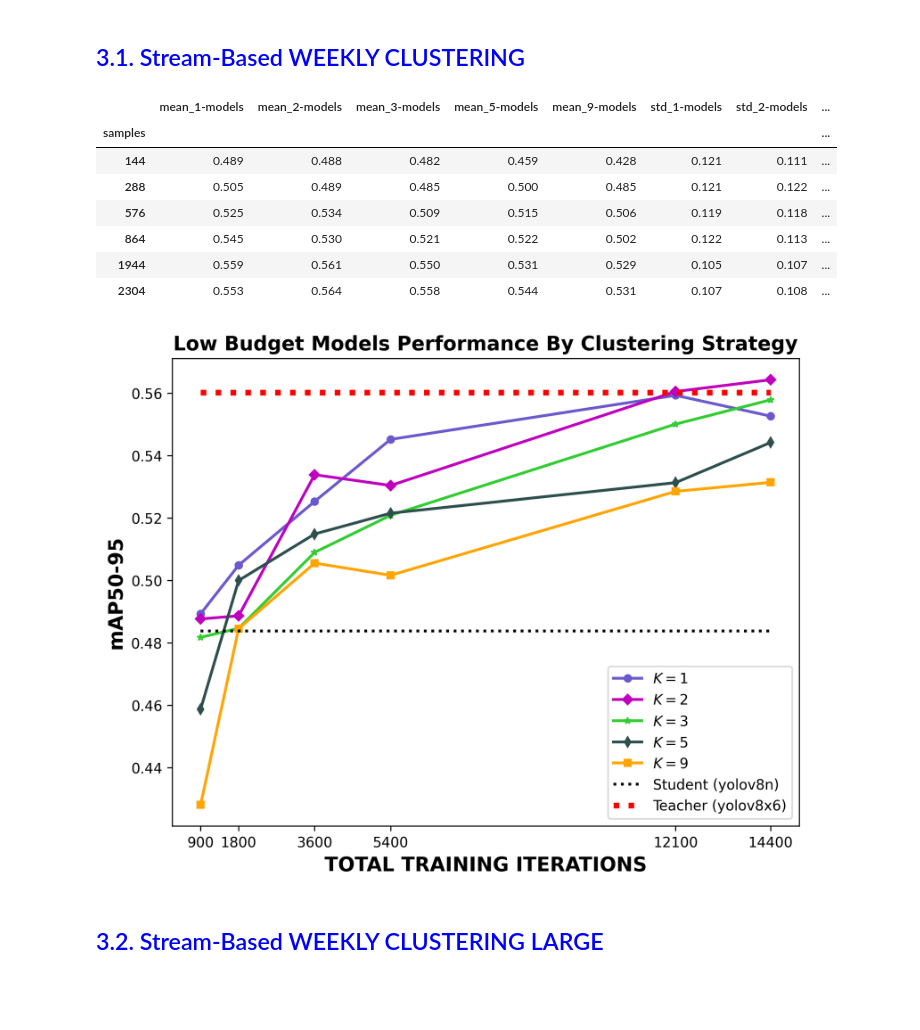
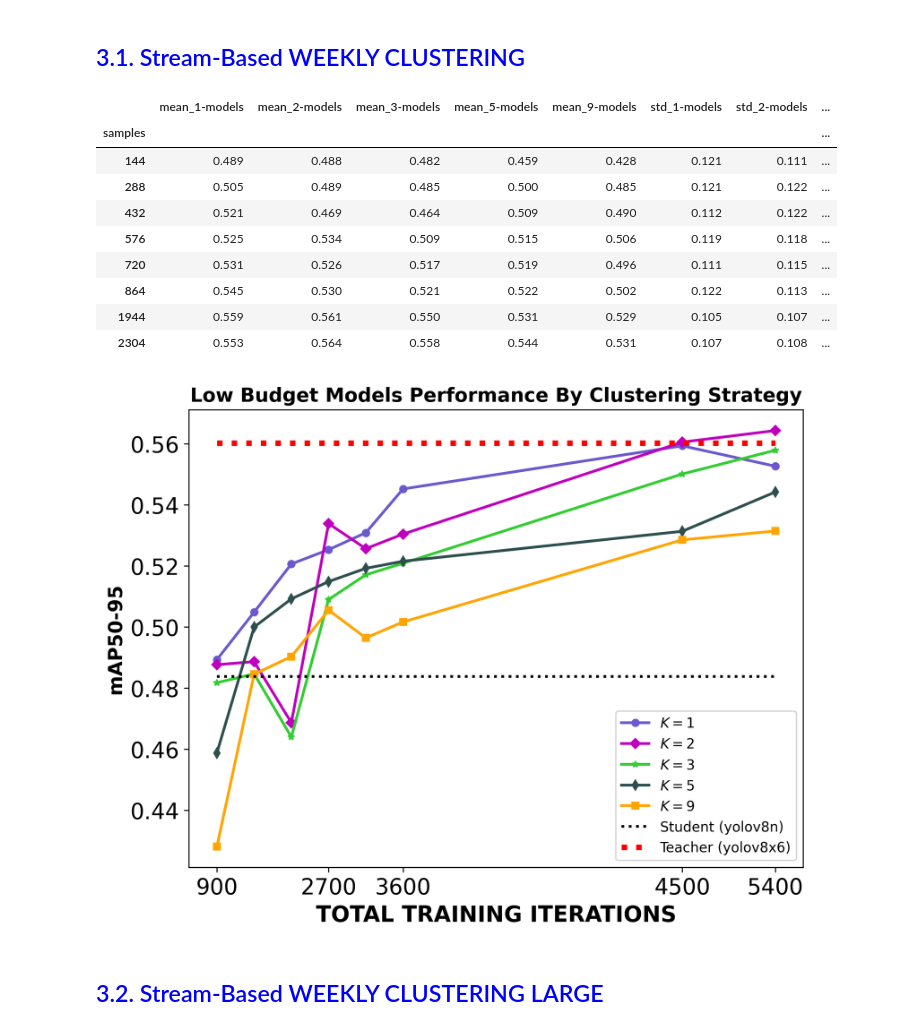
Before and after one commit to manjahdani/CSBAD, a Jupyter notebook: visualization_tools/analysis_journal.ipynb, the cells around one changed output. Saved outputs shown, nothing was run; the diff lists cells and outputs as text; code cells hidden in the pictures; blank space fills up the shorter version.

```diff
--- a/visualization_tools/analysis_journal.ipynb
+++ b/visualization_tools/analysis_journal.ipynb
@@ -166,12 +109,13 @@ def benchmark_strategies_plot(strategies_df,
 
     default_ticks = pivot_df.index.unique().tolist()
     default_labels = [str(sample) for sample in default_ticks]  # Convert to string if necessary
-
+    ax.tick_params(axis='x', labelsize=16)  # Increase x-tick label size
+    ax.tick_params(axis='y', labelsize=16)  # Increase x-tick label size
     ax.set_xticks(plot_style.get('tick_positions',  default_ticks))
     ax.set_xticklabels(plot_style.get('tick_labels', default_labels))
     ax.set_title(plot_style.get('title','Average mAP50-95 values per sample for different strategies'),weight='bold', fontsize=14)
     ax.grid(plot_style.get('setGrid', False))
-    ax.set_xlabel(plot_style.get('xlabel','$B$'),weight='bold', fontsize=14)
+    ax.set_xlabel(plot_style.get('xlabel','B'),weight='bold', fontsize=16)
     ax.set_ylabel(plot_style.get('ylabel','mAP50-95'),weight='bold', fontsize=14)
 
     ax.legend()
@@ -204,7 +148,7 @@ def compute_pivot_tables(strategies_df, pivot='samples'):
 def filter_df(df, source_dataset=None, same_domain = False, strategies = None,
               samples=None, source_periods=None, source_domains=None,
               excluded_domains=None, dom_periods = None,
-              target_domain=None, students=None, teachers=None, prefix_random=None):
+              target_domain=None, students=None, teachers=None, epochs=None,prefix_random=None):
 
     filtered_df = df
 
@@ -226,6 +170,9 @@ def filter_df(df, source_dataset=None, same_domain = False, strategies = None,
     if source_domains is not None:
         filtered_df = filtered_df[filtered_df['source_domain'].isin(source_domains)]
 
+    if epochs is not None:
+        filtered_df = filtered_df[filtered_df['epochs_asked'].isin(epochs)]
+
     if excluded_domains is not None:
         filtered_df = filtered_df[~filtered_df['target_domain'].isin(excluded_domains)]
 
@@ -1034,42 +814,46 @@ df_baseline_limited, _ , _ = filter_df(df_all,
 # %% [markdown]
 <h2> <font color="blue"> 3.1. Stream-Based WEEKLY CLUSTERING   </font> </h2>
 # %%
-samples_sb = [16,32,64,96,216,256]   # replace with your samples
+samples_sb = [16,32,48,64, 80, 96, 216,256]   # replace with your samples
 df_clustering_sb = total_samples_cluster(restricted_dom_periods,
                                          'thresholded-top-confidence-max',
                                          samples_sb, clusters, df_all, restricted_dom_periods)
 
 total_samples_sb = [int((x * 9)/16)*100 for x in samples_sb]
 todisplay=[total_samples_sb[0],
-           total_samples_sb[1],
            total_samples_sb[2],
            total_samples_sb[3],
            total_samples_sb[4],
            total_samples_sb[5]]
 
+todispl_sb = [16,64,96,216,256]
+total_todispl_sb = [x * 9 for x in todispl_sb]
 
 plot_style={
+    'tick_positions':total_todispl_sb,
     'tick_labels':[str(value) for value in todisplay],
     'title': 'Low Budget Models Performance By Clustering Strategy',
     'xlabel': r'TOTAL TRAINING ITERATIONS',
     'filename':"E:\Download\images-journal\sb-week-clustering.pdf"
 }
 
 benchmark_strategies_plot(df_clustering_sb,
                           strategy_styles=cluster_strategy_styles,
                           baseline_df=df_baseline_default,
                           baseline_styles=baseline_styles_default,
                           plot_style=plot_style)
 # %% [output]
 |  | mean_1-models | mean_2-models | mean_3-models | mean_5-models | mean_9-models | std_1-models | std_2-models | ... |
 | samples |  |  |  |  |  |  |  | ... |
 | 144 | 0.489 | 0.488 | 0.482 | 0.459 | 0.428 | 0.121 | 0.111 | ... |
 | 288 | 0.505 | 0.489 | 0.485 | 0.500 | 0.485 | 0.121 | 0.122 | ... |
+| 432 | 0.521 | 0.469 | 0.464 | 0.509 | 0.490 | 0.112 | 0.122 | ... |
 | 576 | 0.525 | 0.534 | 0.509 | 0.515 | 0.506 | 0.119 | 0.118 | ... |
+| 720 | 0.531 | 0.526 | 0.517 | 0.519 | 0.496 | 0.111 | 0.115 | ... |
 | 864 | 0.545 | 0.530 | 0.521 | 0.522 | 0.502 | 0.122 | 0.113 | ... |
 | 1944 | 0.559 | 0.561 | 0.550 | 0.531 | 0.529 | 0.105 | 0.107 | ... |
 | 2304 | 0.553 | 0.564 | 0.558 | 0.544 | 0.531 | 0.107 | 0.108 | ... |
-[figure, old version]
+[figure, new version]
 # %% [markdown]
 <h2> <font color="blue"> 3.2. Stream-Based WEEKLY CLUSTERING LARGE   </font> </h2>
 # %%
```
Also changed, not shown: parts of 27 cells of this notebook.
